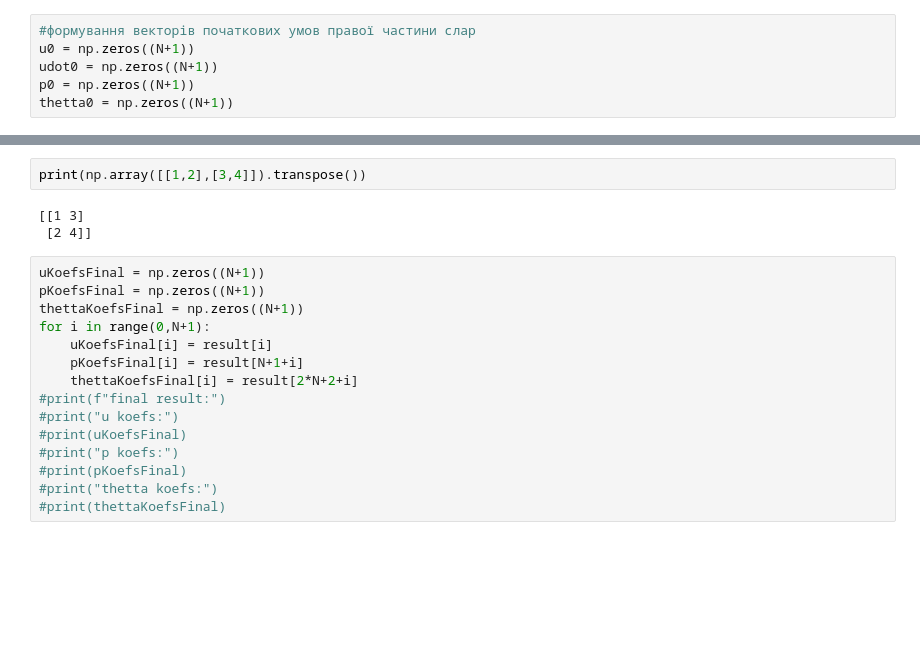
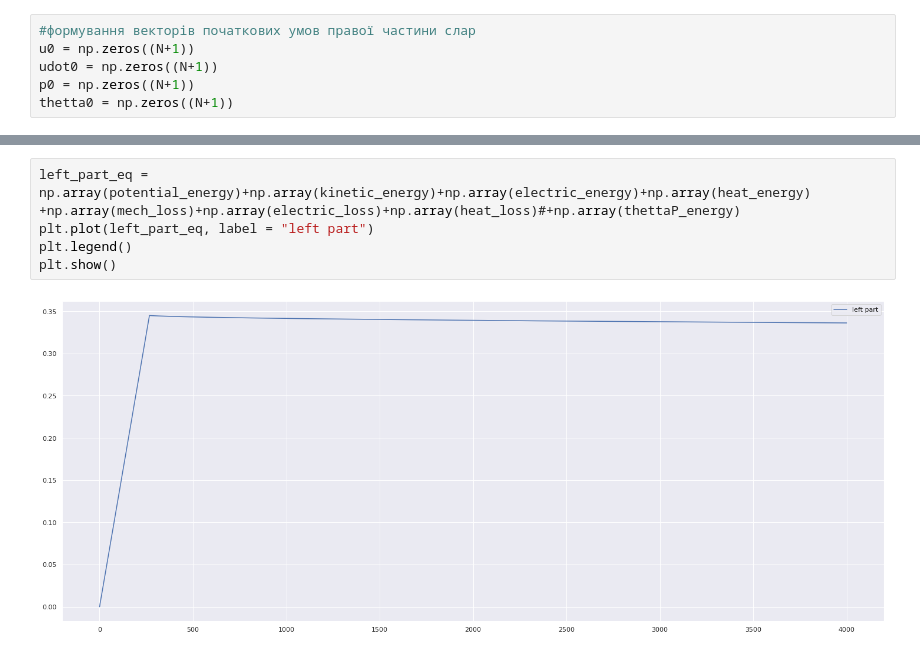
Before and after one commit to maxymVoytovych/BachelorsCode, a Jupyter notebook: CodeStatic/Main.ipynb, the cells around one changed output, grey strips where cells are left out. Saved outputs shown, nothing was run; the diff lists cells and outputs as text; blank space fills up the shorter version.

```diff
--- a/CodeStatic/Main.ipynb
+++ b/CodeStatic/Main.ipynb
@@ -398,20 +468,8 @@ while t<=T:
-# %%
-print(np.array([[1,2],[3,4]]).transpose())
-# %% [output]
-[[1 3]
- [2 4]]
-# %%
-uKoefsFinal = np.zeros((N+1))
-pKoefsFinal = np.zeros((N+1))
-thettaKoefsFinal = np.zeros((N+1))
-for i in range(0,N+1):
-    uKoefsFinal[i] = result[i]
-    pKoefsFinal[i] = result[N+1+i]
-    thettaKoefsFinal[i] = result[2*N+2+i]
-#print(f"final result:")
-#print("u koefs:")
-#print(uKoefsFinal)
-#print("p koefs:")
-#print(pKoefsFinal)
-#print("thetta koefs:")
-#print(thettaKoefsFinal)
+# %%
+left_part_eq = np.array(potential_energy)+np.array(kinetic_energy)+np.array(electric_energy)+np.array(heat_energy)
++np.array(mech_loss)+np.array(electric_loss)+np.array(heat_loss)#+np.array(thettaP_energy)
+plt.plot(left_part_eq, label = "left part")
+plt.legend()
+plt.show()
+# %% [output]
+[figure, added]
```
Also changed, not shown: parts of 20 cells of this notebook, 2 other files.
